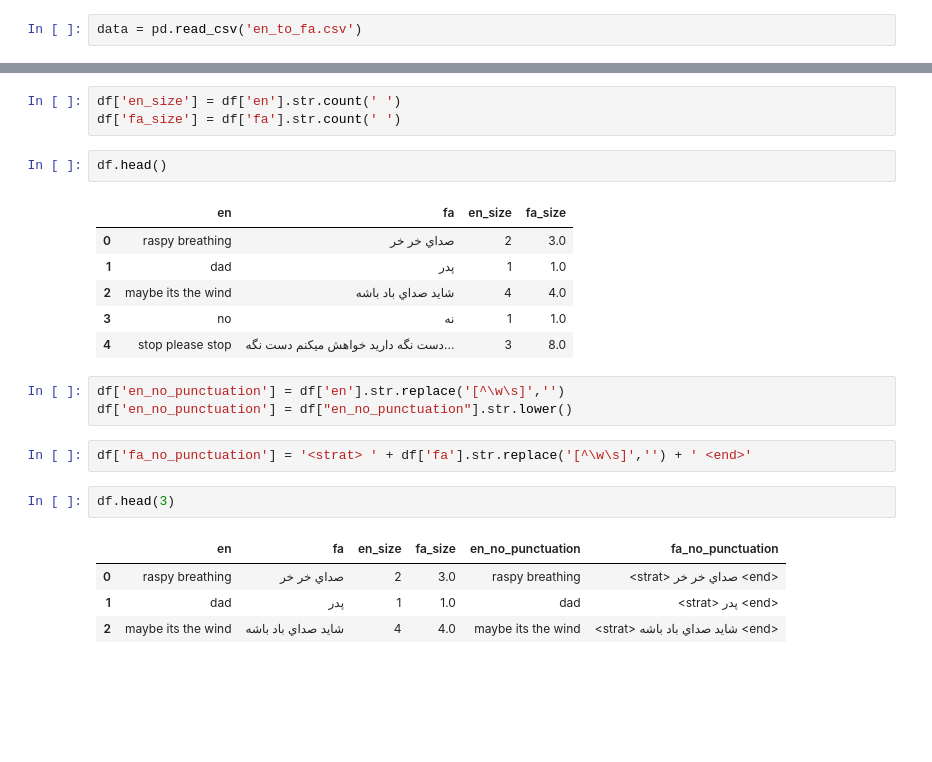
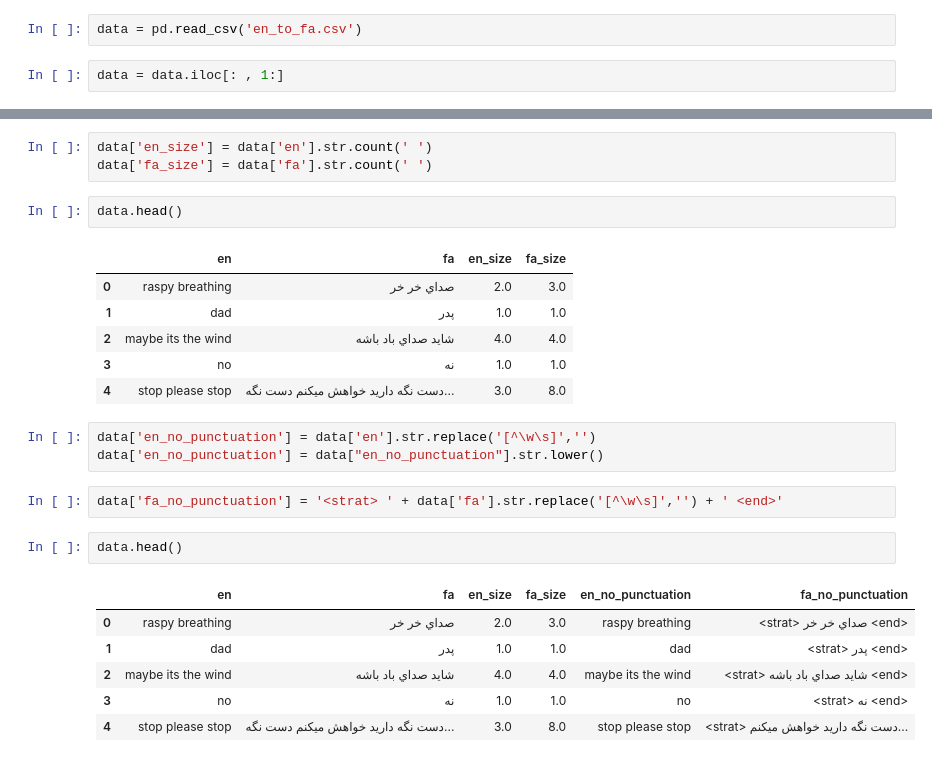
Before and after one commit to danfarh/machine-translation, a Jupyter notebook: machine_translation.ipynb, the cells around one changed output, grey strips where cells are left out. Saved outputs shown, nothing was run; the diff lists cells and outputs as text; blank space fills up the shorter version.

Commit message:
feat: read en and fa data from csv file and do preprocess on it

```diff
--- a/machine_translation.ipynb
+++ b/machine_translation.ipynb
@@ -47,3 +51,5 @@ df.to_csv('en_to_fa.csv')
 # %%
 data = pd.read_csv('en_to_fa.csv')
+# %%
+data = data.iloc[: , 1:]
 # %%
@@ -58,27 +64,29 @@ len(df)
 # %% [output]
 100000
 # %%
-df['en_size'] = df['en'].str.count(' ')
-df['fa_size'] = df['fa'].str.count(' ')
+data['en_size'] = data['en'].str.count(' ')
+data['fa_size'] = data['fa'].str.count(' ')
 # %%
-df.head()
+data.head()
 # %% [output]
 |  | en | fa | en_size | fa_size |
-| 0 | raspy breathing | صداي خر خر | 2 | 3.0 |
-| 1 | dad | پدر | 1 | 1.0 |
-| 2 | maybe its the wind | شايد صداي باد باشه | 4 | 4.0 |
-| 3 | no | نه | 1 | 1.0 |
-| 4 | stop please stop | دست نگه داريد خواهش ميکنم دست نگه... | 3 | 8.0 |
+| 0 | raspy breathing | صداي خر خر | 2.0 | 3.0 |
+| 1 | dad | پدر | 1.0 | 1.0 |
+| 2 | maybe its the wind | شايد صداي باد باشه | 4.0 | 4.0 |
+| 3 | no | نه | 1.0 | 1.0 |
+| 4 | stop please stop | دست نگه داريد خواهش ميکنم دست نگه... | 3.0 | 8.0 |
 # %%
-df['en_no_punctuation'] = df['en'].str.replace('[^\w\s]','')
-df['en_no_punctuation'] = df["en_no_punctuation"].str.lower()
+data['en_no_punctuation'] = data['en'].str.replace('[^\w\s]','')
+data['en_no_punctuation'] = data["en_no_punctuation"].str.lower()
 # %%
-df['fa_no_punctuation'] = '<strat> ' + df['fa'].str.replace('[^\w\s]','') + ' <end>'
+data['fa_no_punctuation'] = '<strat> ' + data['fa'].str.replace('[^\w\s]','') + ' <end>'
-# %%
-df.head(3)
-# %% [output]
-|  | en | fa | en_size | fa_size | en_no_punctuation | fa_no_punctuation |
-| 0 | raspy breathing | صداي خر خر | 2 | 3.0 | raspy breathing | <strat> صداي خر خر <end> |
-| 1 | dad | پدر | 1 | 1.0 | dad | <strat> پدر <end> |
-| 2 | maybe its the wind | شايد صداي باد باشه | 4 | 4.0 | maybe its the wind | <strat> شايد صداي باد باشه <end> |
+# %%
+data.head()
+# %% [output]
+|  | en | fa | en_size | fa_size | en_no_punctuation | fa_no_punctuation |
+| 0 | raspy breathing | صداي خر خر | 2.0 | 3.0 | raspy breathing | <strat> صداي خر خر <end> |
+| 1 | dad | پدر | 1.0 | 1.0 | dad | <strat> پدر <end> |
+| 2 | maybe its the wind | شايد صداي باد باشه | 4.0 | 4.0 | maybe its the wind | <strat> شايد صداي باد باشه <end> |
+| 3 | no | نه | 1.0 | 1.0 | no | <strat> نه <end> |
+| 4 | stop please stop | دست نگه داريد خواهش ميکنم دست نگه... | 3.0 | 8.0 | stop please stop | <strat> دست نگه داريد خواهش ميکنم... |
 # %%
```
Also changed, not shown: parts of 13 cells of this notebook.
